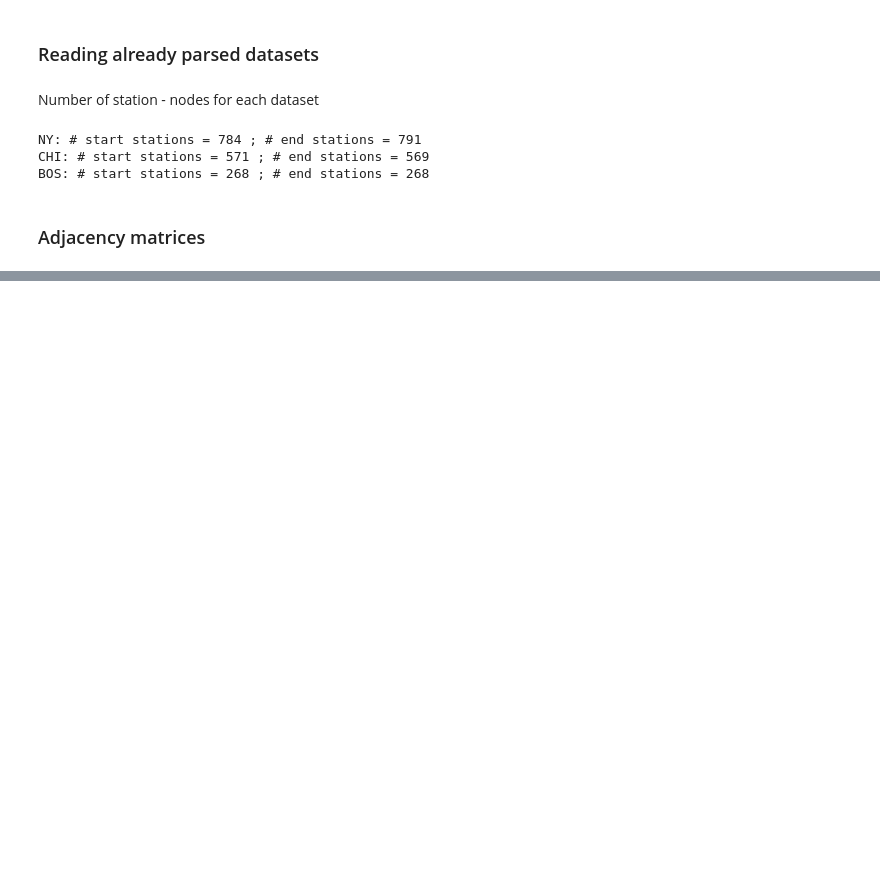
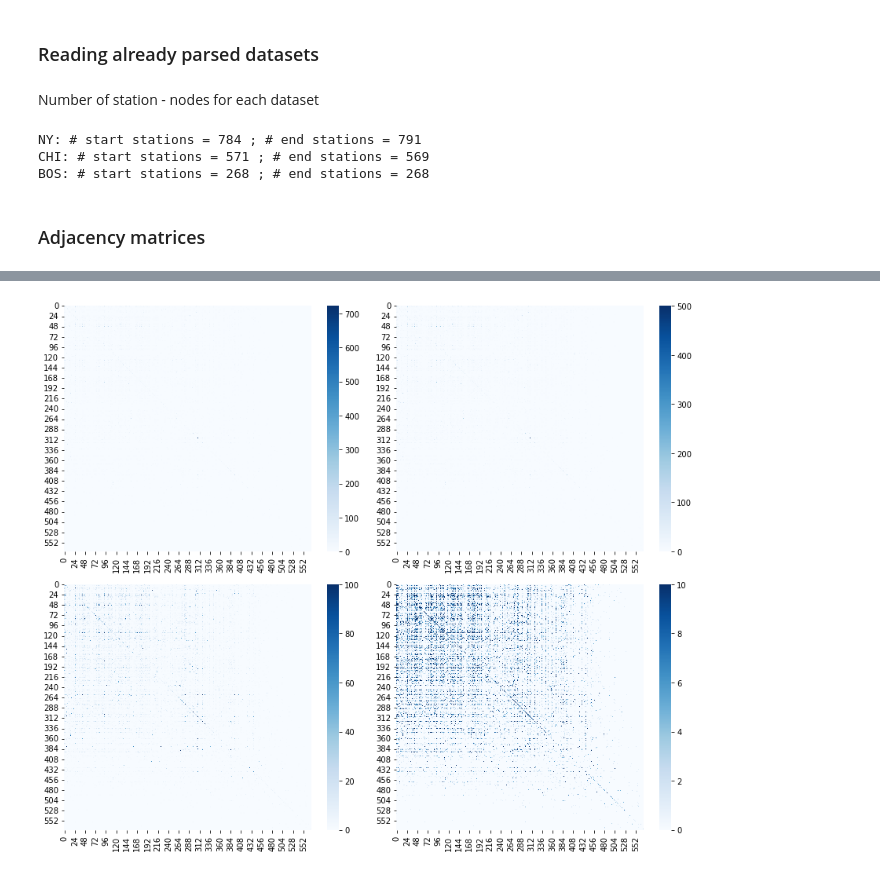
Before and after one commit to tommilotta/Bike-sharing-Analysis, a Jupyter notebook: Network_Analysis.ipynb, the cells around one changed output, grey strips where cells are left out. Saved outputs shown, nothing was run; the diff lists cells and outputs as text; code cells hidden in the pictures; blank space fills up the shorter version.

```diff
--- a/Network_Analysis.ipynb
+++ b/Network_Analysis.ipynb
@@ -34,0 +64,4 @@ adj_matrix_crs = sparse.csr_matrix((val.flatten(), (row, col)), shape=(nodes.siz
+# %%
+CHI_df, CHI_adj, CHI_nodes_df, CHI_nodes = adjacency(CHI_df)
+# %% [output]
+[figure, added]
```
Also changed, not shown: parts of 5 cells of this notebook, 1 other file.
